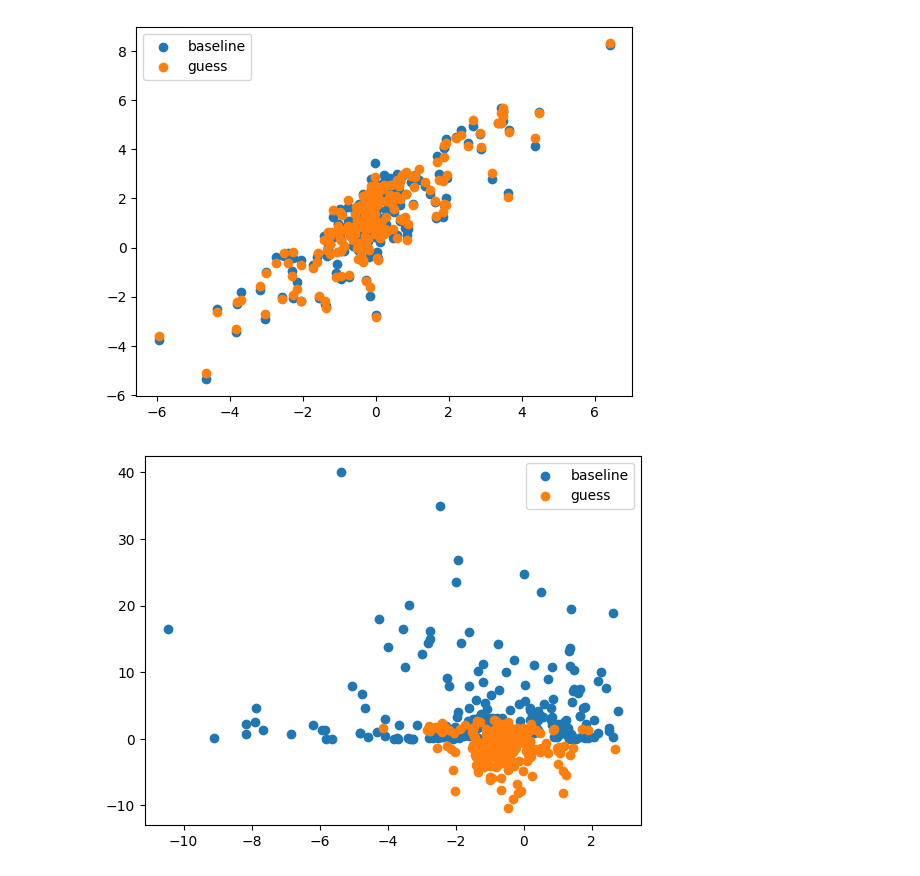
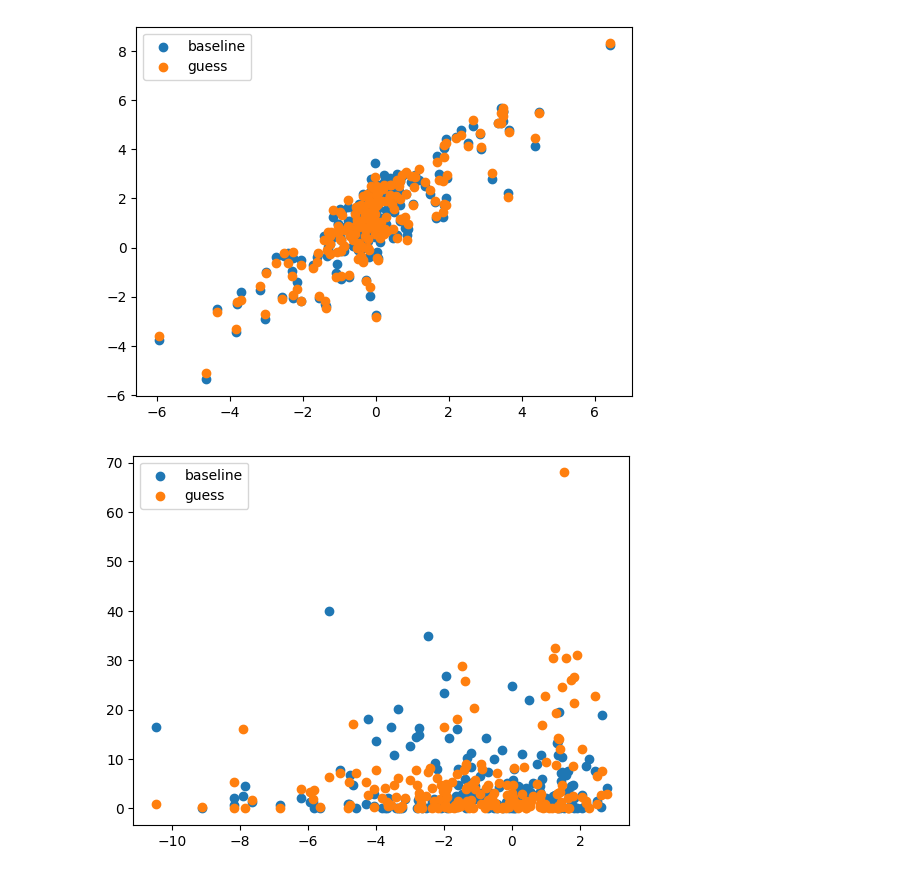
Before and after one commit to katinka314/AL_graph_project, a Jupyter notebook: scatterplots.ipynb, the cells around one changed output. Drawn from its saved outputs; the diff is of its cells as text; code cells hidden in the pictures.

Commit message:
scatterplots

```diff
--- a/scatterplots.ipynb
+++ b/scatterplots.ipynb
@@ -99,12 +99,12 @@ plt.show()
 # %%
 plt.scatter(basedata[:,3], basedata[:,1], label="baseline")
 plt.scatter(
-    -0.5 * basedata[:,5],
     basedata[:,3],
+    (basedata[:,5])**2,
     label="guess"
 )
 
 plt.legend()
 plt.show()
 # %% [output]
-[figure, old version]
+[figure, new version]
```
Also changed, not shown: parts of 2 cells of this notebook.
